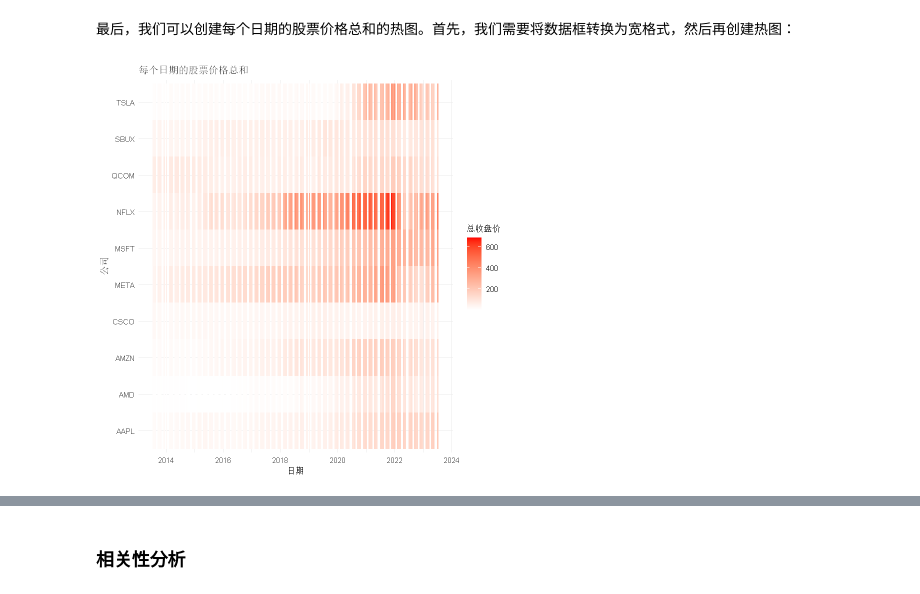
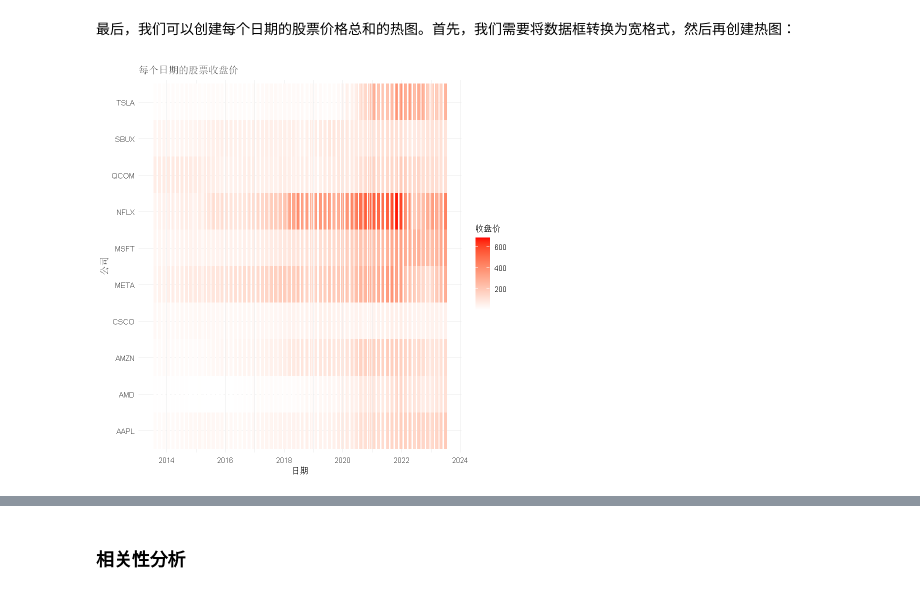
Before and after one commit to wuhang03/Statistical-Analysis-and-Modeling, a Jupyter notebook: 时序模型.ipynb, the cells around one changed output, grey strips where cells are left out. Cells and saved outputs as stored; diff of their text form; code cells hidden in the pictures.

```diff
--- a/时序模型.ipynb
+++ b/时序模型.ipynb
@@ -144,17 +152,15 @@ ggplot(average_price, aes(x = Company, y = Close.Last, fill = Company)) +
 
 最后，我们可以创建每个日期的股票价格总和的热图。首先，我们需要将数据框转换为宽格式，然后再创建热图：
 # %%
-# 计算每个日期的股票价格总和
-total_price <- aggregate(Close.Last ~ Date + Company, data, sum)
+# 将数据框转换为宽格式
+wide_data <- dcast(data, Date ~ Company, value.var = "Close.Last")
 
-# 将数据框转换为宽格式
-wide_data <- dcast(total_price, Date ~ Company, value.var = "Close.Last")
 
 # 创建热图
 ggplot(melt(wide_data, id.vars = "Date"), aes(x = Date, y = variable, fill = value)) +
   geom_tile() +
   theme_minimal() +
   scale_fill_gradient(low = "white", high = "red") +
-  labs(title = "每个日期的股票价格总和", x = "日期", y = "公司", fill = "总收盘价")
+  labs(title = "每个日期的股票收盘价", x = "日期", y = "公司", fill = "收盘价")
 # %% [output]
-[figure, old version]
+[figure, new version]
```
Also changed, not shown: parts of 13 cells of this notebook, 3 other files.
